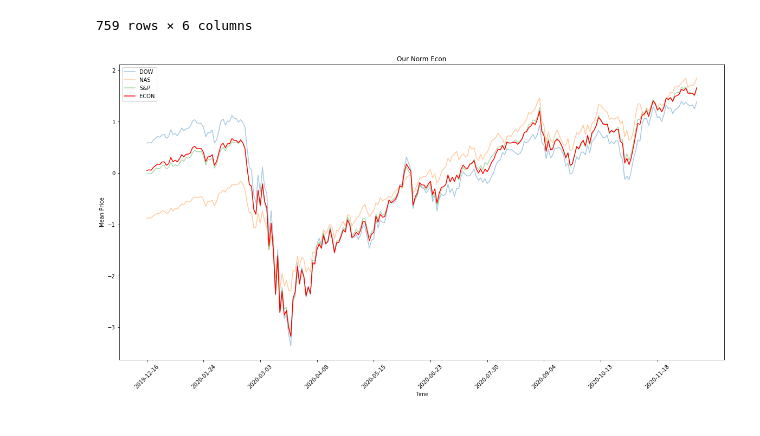
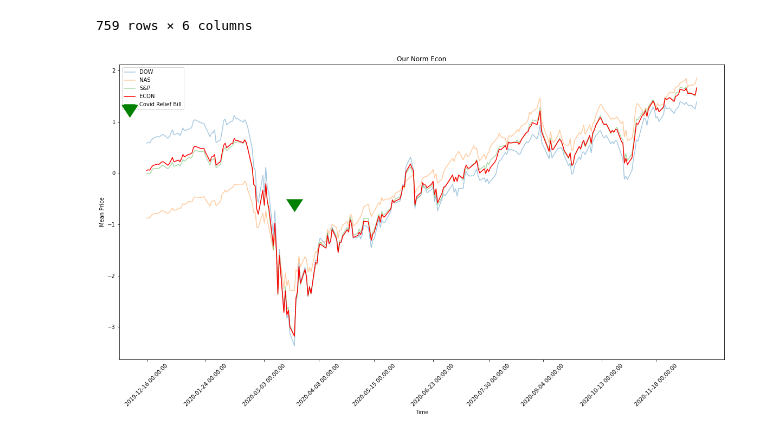
Before and after one commit to JonathanConn/320_final, a Jupyter notebook: main.ipynb, the cells around one changed output. Saved outputs shown, nothing was run; the diff lists cells and outputs as text; code cells hidden in the pictures.

```diff
--- a/main.ipynb
+++ b/main.ipynb
@@ -186,6 +197,10 @@ norm_dow.insert(loc=0, column='Date', value=dow_df['Date'])
 norm_nas.insert(loc=0, column='Date', value=nas_df['Date'])
 norm_sp.insert(loc=0, column='Date', value=sp_df['Date'])
 
+norm_dow['Date'] = pd.to_datetime(norm_dow.Date)
+norm_nas['Date'] = pd.to_datetime(norm_nas.Date)
+norm_sp['Date'] = pd.to_datetime(norm_sp.Date)
+
 norm_dow.head(5)
 # %% [output]
 |  | Date | Open | High | Low | Close |
@@ -253,26 +268,31 @@ master_df
 # %%
 figure(figsize=(20, 10))
 
 # sum each index for every date and mean normalizing
 df = master_df.groupby(master_df.index // 3).sum()
 norm_df = (df - df.mean()) / df.std()
 
 # appending dates back for graphing
 norm_df.insert(loc=0, column='Date', value=dow_df['Date'])
+norm_df = norm_df.sort_values('Date')
+
+norm_df['Date'] = pd.to_datetime(norm_df.Date)
 
 plt.plot(norm_dow['Date'], norm_dow['Close'], label='DOW', alpha=0.4)
 plt.plot(norm_nas['Date'], norm_nas['Close'], label='NAS', alpha=0.4)
 plt.plot(norm_sp['Date'], norm_sp['Close'], label='S&P', alpha=0.4)
 
 plt.plot(norm_df['Date'], norm_df['Close'], color='red', label='ECON')
+
+plt.plot(datetime.datetime(2020,3,23), -0.5, marker=11, markersize=30, color='green', label='Covid Relief Bill')
 
 plt.title('Our Norm Econ')
 plt.xlabel('Time')
 plt.ylabel('Mean Price')
 
 plt.xticks(norm_df['Date'], norm_df['Date'], rotation=45)
 plt.locator_params(axis='x', nbins=10)
 plt.legend()
 plt.show()
 # %% [output]
-[figure, old version]
+[figure, new version]
```
Also changed, not shown: parts of 16 cells of this notebook.
